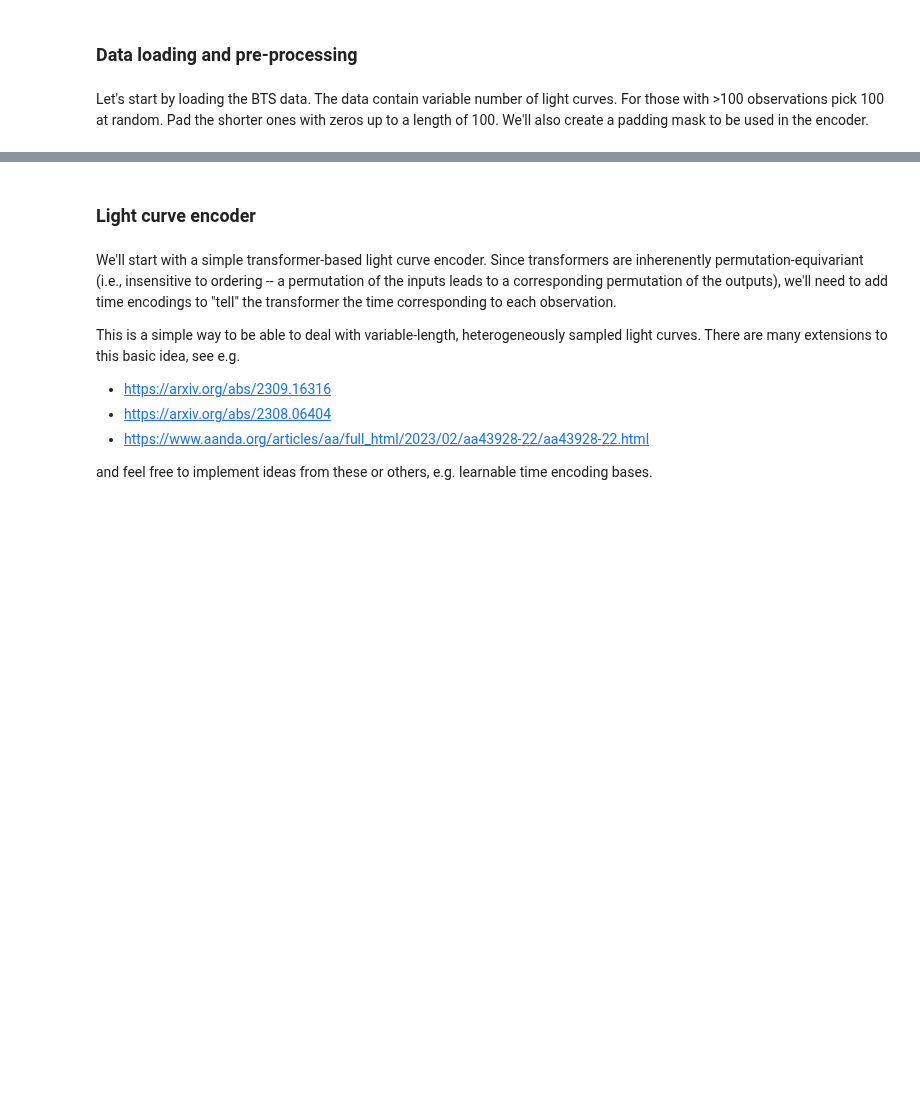
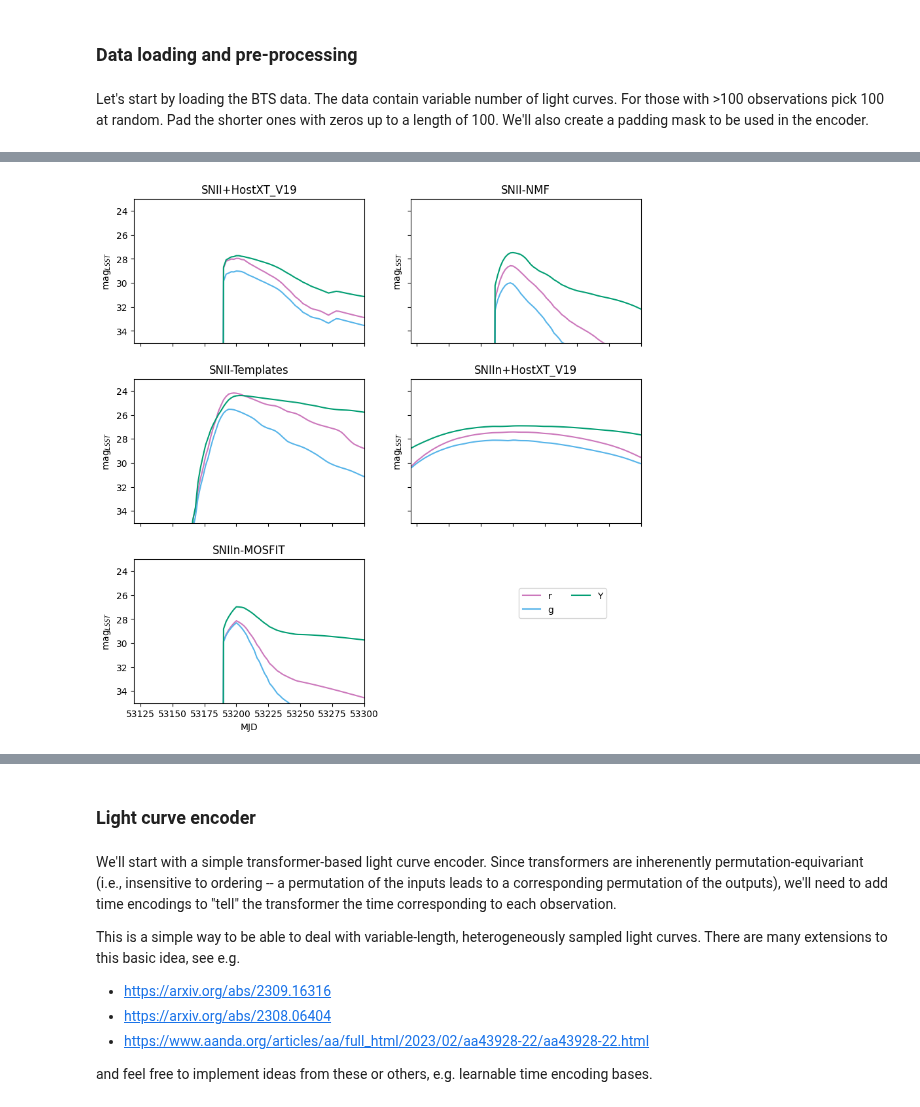
Before and after one commit to ThomasHelfer/multimodal-supernovae, a Jupyter notebook: pretraining.ipynb, the cells around one changed output, grey strips where cells are left out. Saved outputs shown, nothing was run; the diff lists cells and outputs as text; code cells hidden in the pictures; blank space fills up the shorter version.

Commit message:
added dataloader for new simulation data

```diff
--- a/pretraining.ipynb
+++ b/pretraining.ipynb
@@ -24,3 +27,5 @@ import pyarrow.parquet as pq
 ### Data loading and pre-processing
 # %% [markdown]
 Let's start by loading the BTS data. The data contain variable number of light curves. For those with >100 observations pick 100 at random. Pad the shorter ones with zeros up to a length of 100. We'll also create a padding mask to be used in the encoder.
+# %%
+scotch = h5py.File("sim_data/scotch_z3.hdf5", "r")
@@ -27,2 +80,35 @@ Let's start by loading the BTS data. The data contain variable number of light c
+# %%
+# Getting transients
+scotch_transients = scotch['TransientTable']
+# SNII table
+SNII = scotch_transients['SNII']
+SNII_models = list(SNII.keys())
+# Choose bands
+bands = 'rgY'
+# Plotting
+cols = sns.color_palette("colorblind", 10)
+cols_hex = cols.as_hex()
+cols = np.array([cols[3], cols[1], cols[8], cols[2], cols[9], cols[0], cols[4], cols[5], cols[7],cols[6]])
+cols = np.array([sns.color_palette("colorblind", 10)[4], cols[4], cols[3], cols[0], 'tab:red', cols[7]], dtype='object') #u and y probably need changing
+
+fig, axs = plt.subplots(nrows=3, ncols=2, figsize=(10, 10), sharex=True, sharey=True)
+axs[2, 1].set_axis_off()
+plt.subplots_adjust(hspace=0.25, wspace=0.2)
+
+for i in np.arange(len(SNII_models)):
+    model = SNII_models[i]
+    SNII_oneModel = SNII[model]
+    ax = axs.ravel()[i]
+    for j in np.arange(len(bands)):
+        ax.plot(SNII_oneModel['MJD'][10], SNII_oneModel['mag_%s'%bands[j]][10], c=cols[j], label=bands[j])
+    if i==0:
+        ax.legend(bbox_to_anchor=(2.05, -1.7), borderaxespad=0, ncol=2)
+    ax.set_ylim((35, 23))
+    ax.set_xlim((53120, 53300))
+    ax.set_ylabel("mag$_{LSST}$")
+    ax.set_title(model)
+axs.ravel()[4].set_xlabel("MJD");
+# %% [output]
+[figure, added]
 # %%
 # data_dir = "../data/ZTFBTS/"  # If unzipped locally
```
Also changed, not shown: parts of 12 cells of this notebook, 1 other file.
